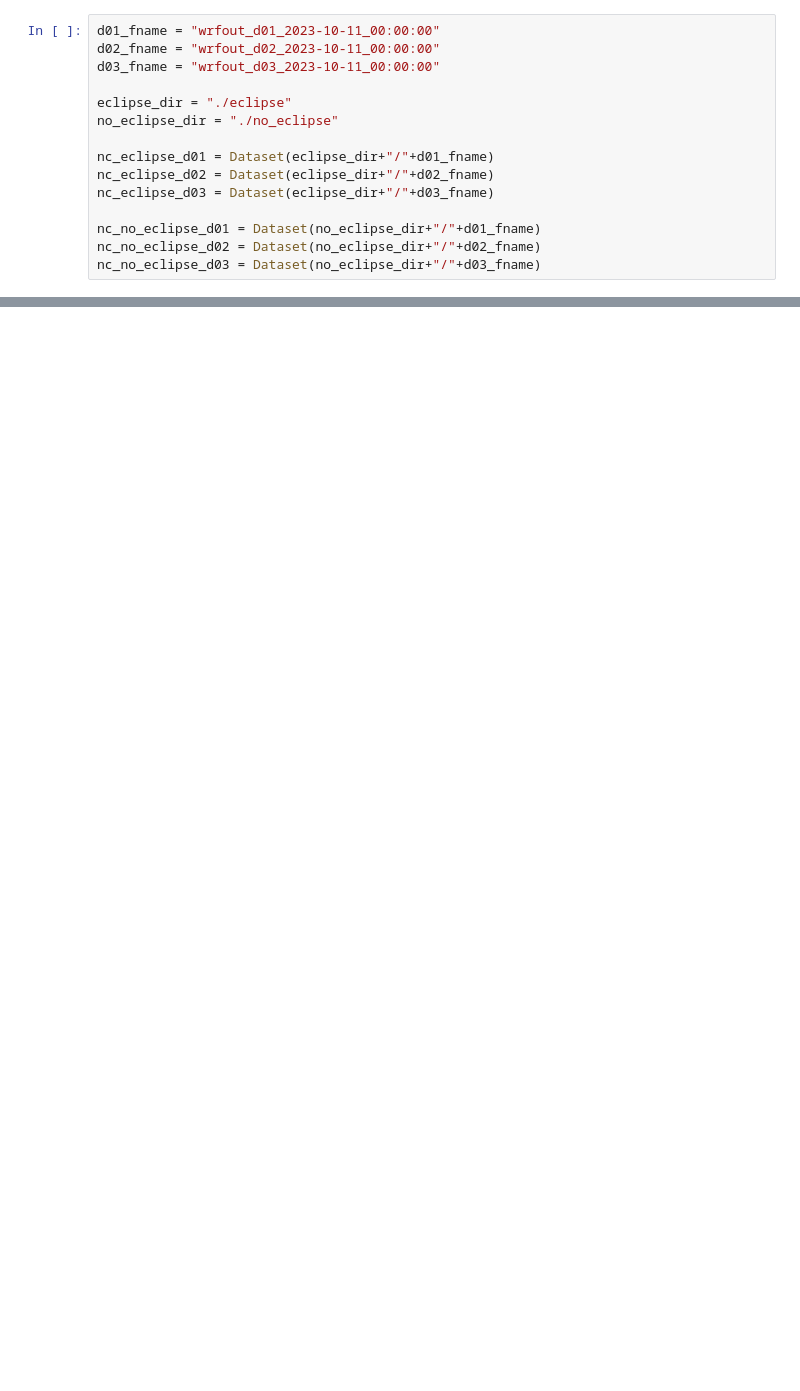
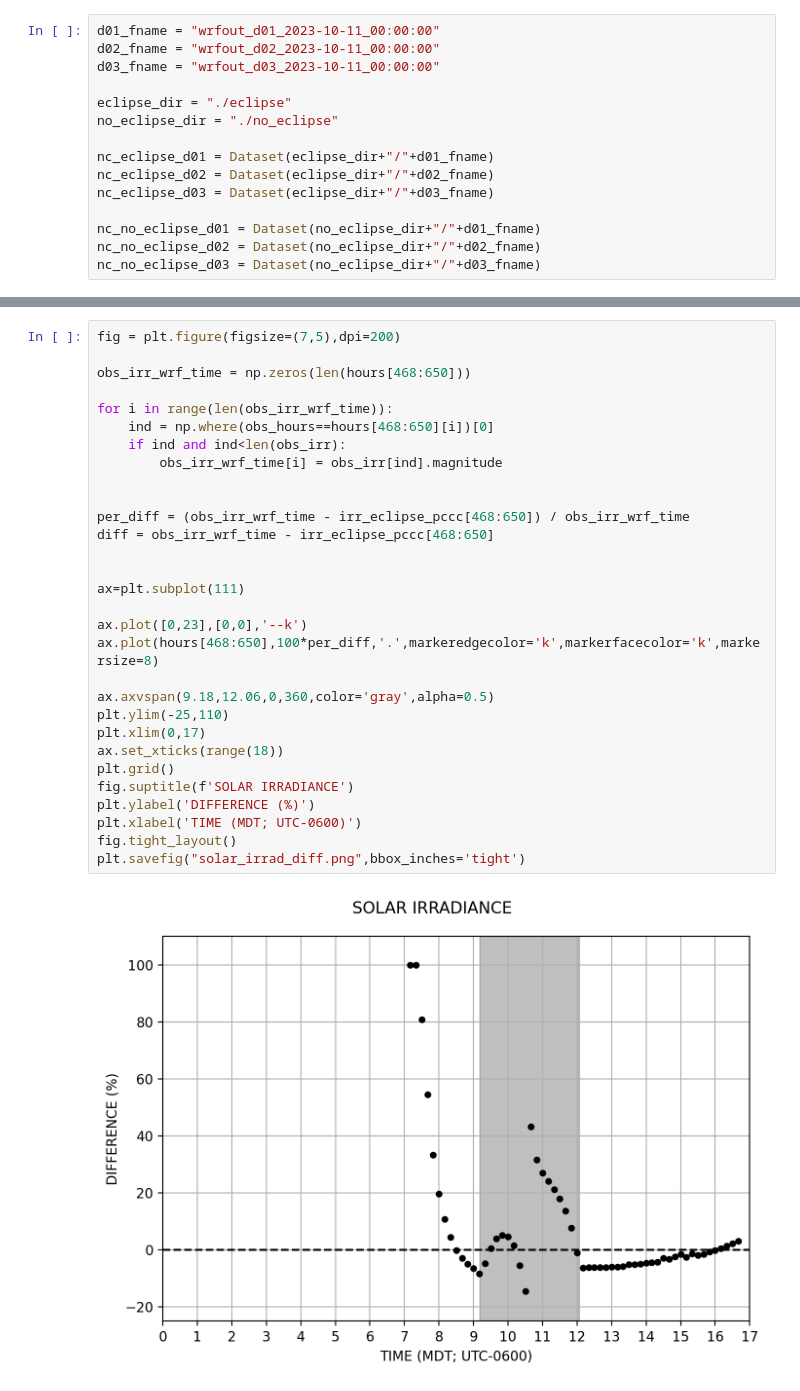
Before and after one commit to jwmarquis/Eclipse_Mountain_Valley_Circulation, a Jupyter notebook: surface_obs.ipynb, the cells around one changed output, grey strips where cells are left out. Cells and saved outputs as stored; diff of their text form; blank space fills up the shorter version.

```diff
--- a/surface_obs.ipynb
+++ b/surface_obs.ipynb
@@ -202,0 +263,32 @@ Observed Wind Shift @ 12:20 Local Time
+# %%
+fig = plt.figure(figsize=(7,5),dpi=200)
+
+obs_irr_wrf_time = np.zeros(len(hours[468:650]))
+
+for i in range(len(obs_irr_wrf_time)):
+    ind = np.where(obs_hours==hours[468:650][i])[0]
+    if ind and ind<len(obs_irr):
+        obs_irr_wrf_time[i] = obs_irr[ind].magnitude
+
+
+per_diff = (obs_irr_wrf_time - irr_eclipse_pccc[468:650]) / obs_irr_wrf_time
+diff = obs_irr_wrf_time - irr_eclipse_pccc[468:650]
+
+
+ax=plt.subplot(111)
+
+ax.plot([0,23],[0,0],'--k')
+ax.plot(hours[468:650],100*per_diff,'.',markeredgecolor='k',markerfacecolor='k',markersize=8)
+
+ax.axvspan(9.18,12.06,0,360,color='gray',alpha=0.5)
+plt.ylim(-25,110)
+plt.xlim(0,17)
+ax.set_xticks(range(18))
+plt.grid()
+fig.suptitle(f'SOLAR IRRADIANCE')
+plt.ylabel('DIFFERENCE (%)')
+plt.xlabel('TIME (MDT; UTC-0600)')
+fig.tight_layout()
+plt.savefig("solar_irrad_diff.png",bbox_inches='tight')
+# %% [output]
+[figure, added]
```
Also changed, not shown: parts of 12 cells of this notebook, 2 other files.
